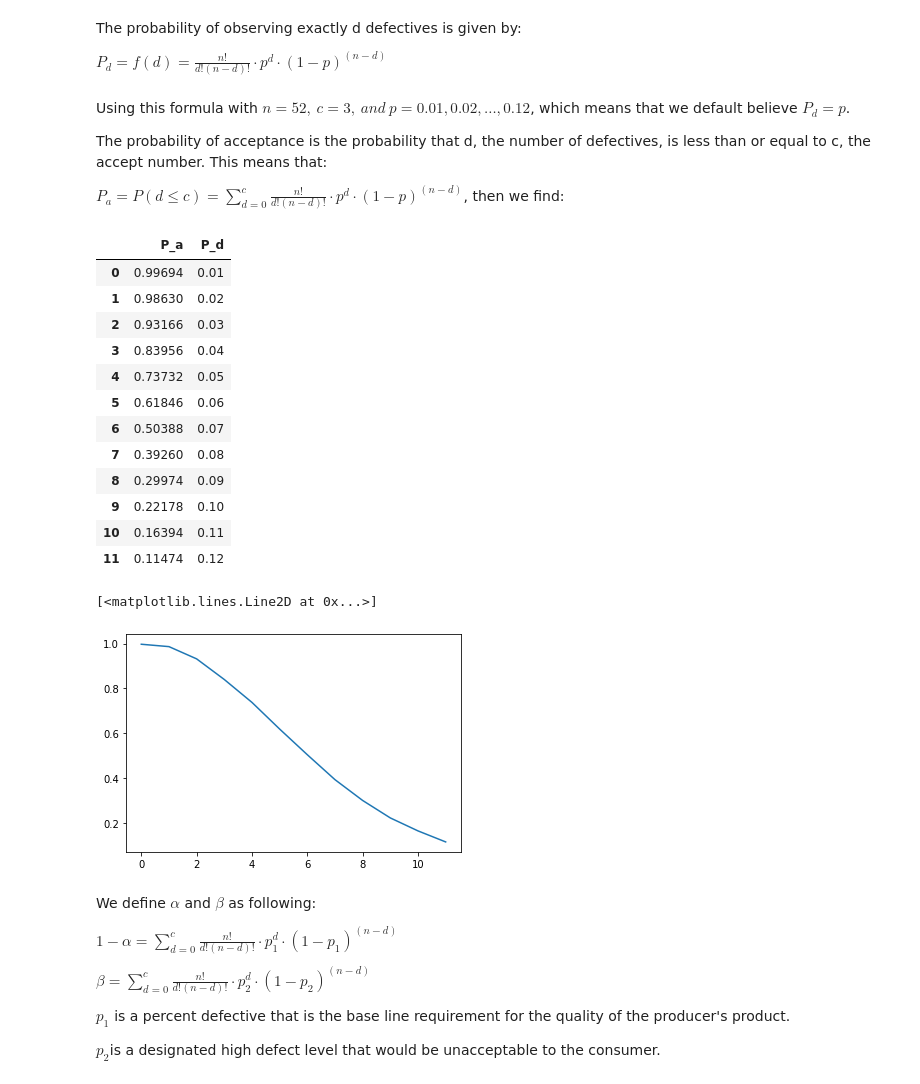
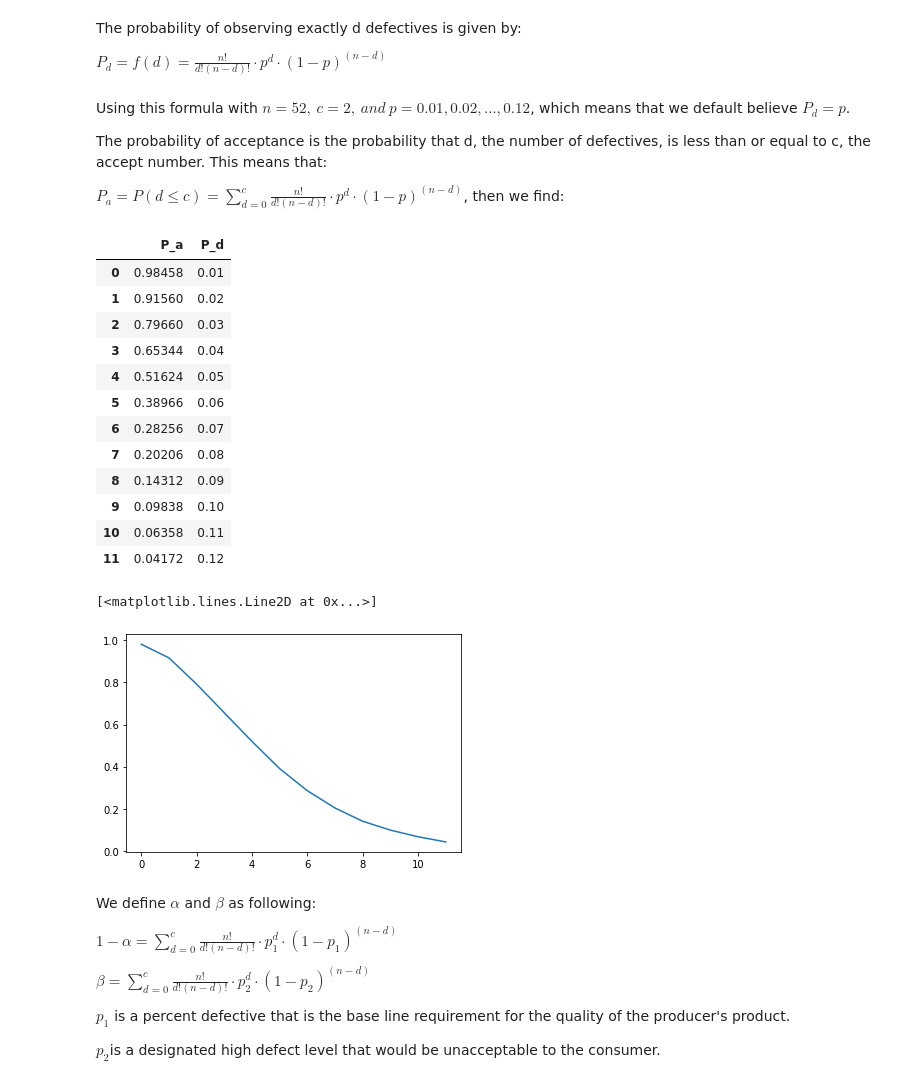
Before and after one commit to qhxxsb/AE-VAE-SOM, a Jupyter notebook: Sampling_Note.ipynb, the cells around one changed output. Cells and saved outputs as stored; diff of their text form; code cells hidden in the pictures.

```diff
--- a/Sampling_Note.ipynb
+++ b/Sampling_Note.ipynb
@@ -9,7 +11,7 @@ The probability of observing exactly d defectives is given by:
 
 $P_d = f(d) = \frac{n!}{d!(n-d)!} \cdot{p^d}\cdot{(1-p)}^{(n-d)}$
 # %% [markdown]
-Using this formula with $n=52,\ c=3,\ and\ p=0.01,0.02,…,0.12$, which means that we default believe $P_d = p$.
+Using this formula with $n=52,\ c=2,\ and\ p=0.01,0.02,…,0.12$, which means that we default believe $P_d = p$.
 
 The probability of acceptance is the probability that d, the number of defectives, is less than or equal to c, the accept number. This means that:
 
@@ -17,43 +19,42 @@ $P_a = P(d\le c) = \sum_{d=0}^{c}\frac{n!}{d!(n-d)!} \cdot{p^d}\cdot{(1-p)}^{(n-
 # %%
 import numpy as np
 import pandas as pd
 p_list = []
+n = 52
+c = 2
 for i in range (1,13):
     p_list.append(i/100)
 p_d_list = []
 p_a_list = []
 for i in range (0,len(p_list)):
     #p_d = sum(np.random.binomial(52,p_list[i],50000)==3)/50000
-    accpet_0_def = sum(np.random.binomial(52,p_list[i],50000)==0)
-    accpet_1_def = sum(np.random.binomial(52,p_list[i],50000)==1)
-    accpet_2_def =sum(np.random.binomial(52,p_list[i],50000)==2)
-    accpet_3_def =sum(np.random.binomial(52,p_list[i],50000)==3)
-    p_a = (accpet_0_def+accpet_1_def+accpet_2_def+accpet_3_def)/50000
+    accpet = sum(np.random.binomial(n,p_list[i],50000)<=c)
+    p_a = (accpet)/50000
     p_a_list.append(p_a)
    # p_a_list.append(p_a)
 p_dic = {'P_a':p_a_list,'P_d':p_list}
 df =pd.DataFrame(p_dic)
 df
 # %% [output]
 |  | P_a | P_d |
-| 0 | 0.99694 | 0.01 |
-| 1 | 0.98630 | 0.02 |
-| 2 | 0.93166 | 0.03 |
-| 3 | 0.83956 | 0.04 |
-| 4 | 0.73732 | 0.05 |
-| 5 | 0.61846 | 0.06 |
-| 6 | 0.50388 | 0.07 |
-| 7 | 0.39260 | 0.08 |
-| 8 | 0.29974 | 0.09 |
-| 9 | 0.22178 | 0.10 |
-| 10 | 0.16394 | 0.11 |
-| 11 | 0.11474 | 0.12 |
+| 0 | 0.98458 | 0.01 |
+| 1 | 0.91560 | 0.02 |
+| 2 | 0.79660 | 0.03 |
+| 3 | 0.65344 | 0.04 |
+| 4 | 0.51624 | 0.05 |
+| 5 | 0.38966 | 0.06 |
+| 6 | 0.28256 | 0.07 |
+| 7 | 0.20206 | 0.08 |
+| 8 | 0.14312 | 0.09 |
+| 9 | 0.09838 | 0.10 |
+| 10 | 0.06358 | 0.11 |
+| 11 | 0.04172 | 0.12 |
 # %%
 import matplotlib.pyplot as plt
 plt.plot( p_a_list)
 # %% [output]
 [<matplotlib.lines.Line2D at 0x...>]
-[figure, old version]
+[figure, new version]
 # %% [markdown]
 We define $\alpha$ and $\beta$ as following:
 
```
Also changed, not shown: parts of 16 cells of this notebook.
